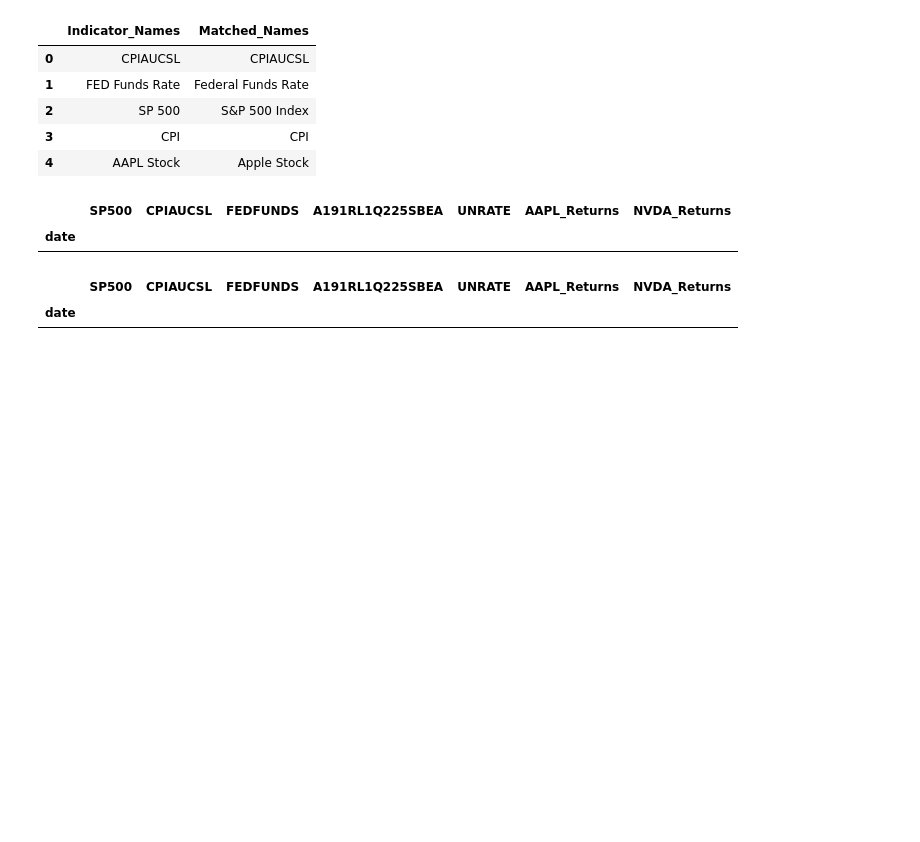
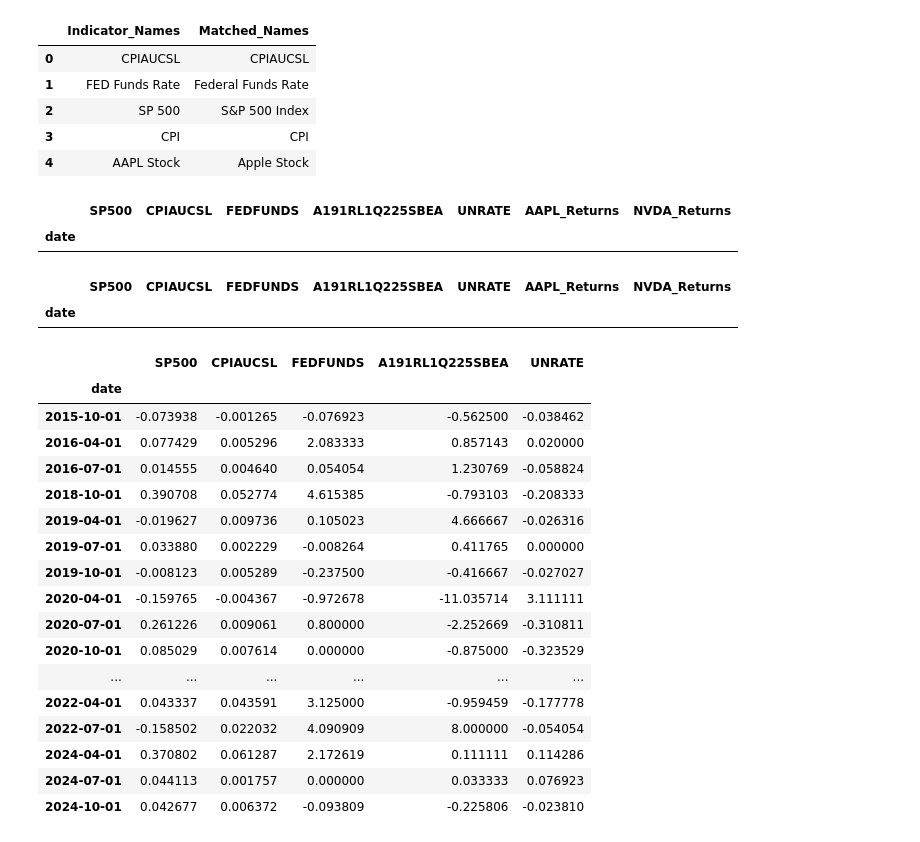
Before and after one commit to sadiq937/Shaik_DM, a Jupyter notebook: PS5.ipynb, the cells around one changed output. Saved outputs shown, nothing was run; the diff lists cells and outputs as text; code cells hidden in the pictures; blank space fills up the shorter version.

```diff
--- a/PS5.ipynb
+++ b/PS5.ipynb
@@ -411,3 +427,52 @@ full_pct_df
 # %% [output]
 |  | SP500 | CPIAUCSL | FEDFUNDS | A191RL1Q225SBEA | UNRATE | AAPL_Returns | NVDA_Returns |
 | date |  |  |  |  |  |  |  |
+# %%
+FRED_API_KEY = userdata.get('FRED_API_KEY')
+
+def fetch_fred_data(series_id):
+    url = f"https://api.stlouisfed.org/fred/series/observations?series_id={series_id}&api_key={FRED_API_KEY}&file_type=json"
+    response = requests.get(url).json()
+    data = response.get("observations", [])
+    return pd.DataFrame([{"date": obs["date"], series_id: float(obs["value"])} for obs in data if obs["value"] != "."])
+
+macro_indicators = {
+    "SP500": "S&P 500",
+    "CPIAUCSL": "Consumer Price Index",
+    "FEDFUNDS": "Federal Funds Rate",
+    "A191RL1Q225SBEA": "Real GDP Growth",
+    "UNRATE": "Unemployment Rate"
+}
+
+macro_df = None
+for code in macro_indicators:
+    df = fetch_fred_data(code)
+    df["date"] = pd.to_datetime(df["date"])
+    if macro_df is None:
+        macro_df = df
+    else:
+        macro_df = pd.merge(macro_df, df, on="date", how="inner")
+
+macro_df.set_index("date", inplace=True)
+macro_pct_df = macro_df.pct_change().dropna()
+# %%
+macro_pct_df
+# %% [output]
+|  | SP500 | CPIAUCSL | FEDFUNDS | A191RL1Q225SBEA | UNRATE |
+| date |  |  |  |  |  |
+| 2015-10-01 | -0.073938 | -0.001265 | -0.076923 | -0.562500 | -0.038462 |
+| 2016-04-01 | 0.077429 | 0.005296 | 2.083333 | 0.857143 | 0.020000 |
+| 2016-07-01 | 0.014555 | 0.004640 | 0.054054 | 1.230769 | -0.058824 |
+| 2018-10-01 | 0.390708 | 0.052774 | 4.615385 | -0.793103 | -0.208333 |
+| 2019-04-01 | -0.019627 | 0.009736 | 0.105023 | 4.666667 | -0.026316 |
+| 2019-07-01 | 0.033880 | 0.002229 | -0.008264 | 0.411765 | 0.000000 |
+| 2019-10-01 | -0.008123 | 0.005289 | -0.237500 | -0.416667 | -0.027027 |
+| 2020-04-01 | -0.159765 | -0.004367 | -0.972678 | -11.035714 | 3.111111 |
+| 2020-07-01 | 0.261226 | 0.009061 | 0.800000 | -2.252669 | -0.310811 |
+| 2020-10-01 | 0.085029 | 0.007614 | 0.000000 | -0.875000 | -0.323529 |
+| ... | ... | ... | ... | ... | ... |
+| 2022-04-01 | 0.043337 | 0.043591 | 3.125000 | -0.959459 | -0.177778 |
+| 2022-07-01 | -0.158502 | 0.022032 | 4.090909 | 8.000000 | -0.054054 |
+| 2024-04-01 | 0.370802 | 0.061287 | 2.172619 | 0.111111 | 0.114286 |
+| 2024-07-01 | 0.044113 | 0.001757 | 0.000000 | 0.033333 | 0.076923 |
+| 2024-10-01 | 0.042677 | 0.006372 | -0.093809 | -0.225806 | -0.023810 |
```
Also changed, not shown: parts of 16 cells of this notebook.
